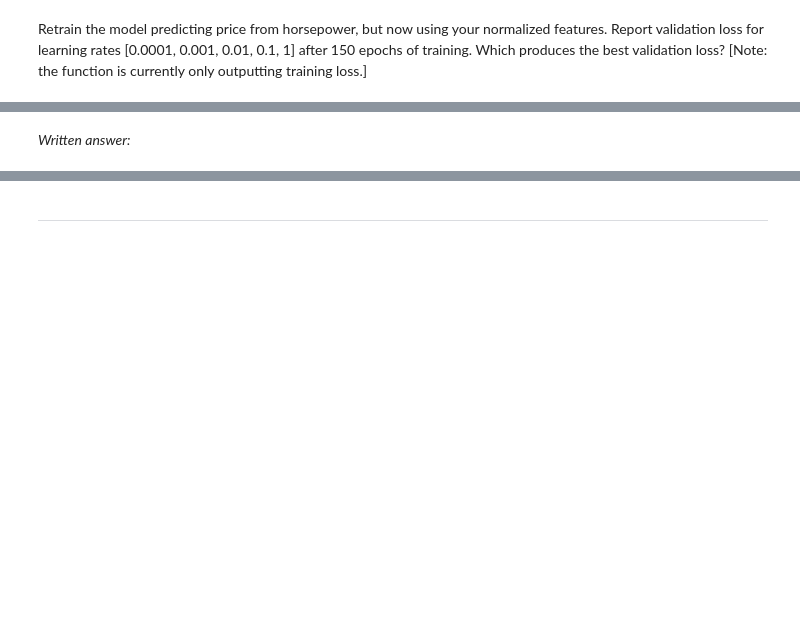
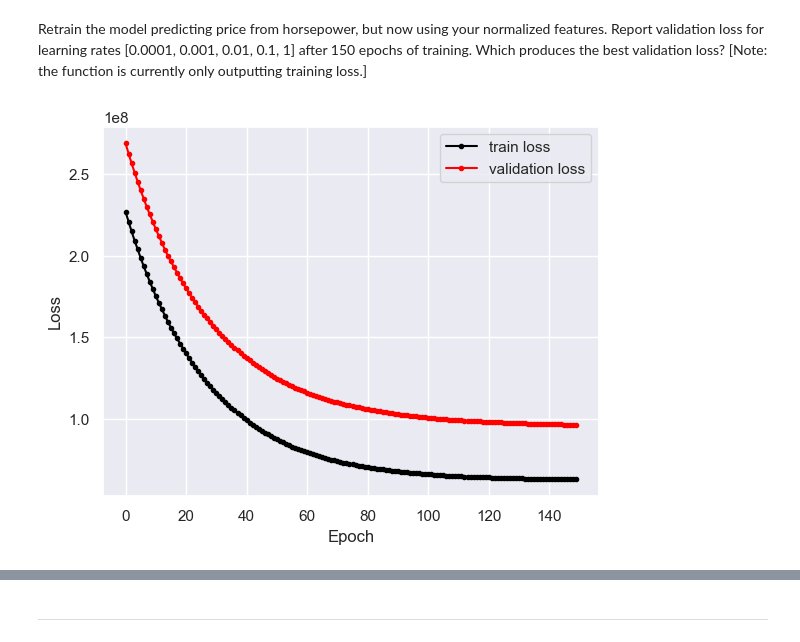
Before and after one commit to ucbahallaou/W207-Fall-2023, a Jupyter notebook: Homeworks/03 Linear Regression with Tensorflow.ipynb, the cells around one changed output, grey strips where cells are left out. Cells and saved outputs as stored; diff of their text form; code cells hidden in the pictures; blank space fills up the shorter version.

```diff
--- a/Homeworks/03 Linear Regression with Tensorflow.ipynb
+++ b/Homeworks/03 Linear Regression with Tensorflow.ipynb
@@ -412,0 +408,6 @@ Apply mean and variance normalization to produce car_train_features_norm and car
+# %%
+# YOUR CODE HERE
+car_train_features_norm = (car_train_features - car_train_features.var()) / car_train_features.var()
+car_test_features_norm = (car_test_features - car_test_features.var()) / car_test_features.var()
+print(car_train_features.describe())
+print(car_test_features.describe())
@@ -439,15 +460,17 @@ def plot_loss(model, history):
 Retrain the model predicting price from horsepower, but now using your normalized features. Report validation loss for learning rates [0.0001, 0.001, 0.01, 0.1, 1] after 150 epochs of training. Which produces the best validation loss? [Note: the function is currently only outputting training loss.]
 # %%
 # EDIT CODE HERE
-model = build_model(num_features=1, learning_rate=NotImplemented)
+model = build_model(num_features=1, learning_rate=0.001)
 
 history = model.fit(
   # use the normalized features prepared above
   x = car_train_features_norm[['horsepower']],
   y = car_train_labels,
   validation_split=0.1,
   epochs=150,
   batch_size=32,
   verbose=0)
 
 plot_loss(model, history)
+# %% [output]
+[figure, added]
@@ -454,2 +479,0 @@ plot_loss(model, history)
-# %% [markdown]
-*Written answer:*
```
Also changed, not shown: parts of 10 cells of this notebook.
